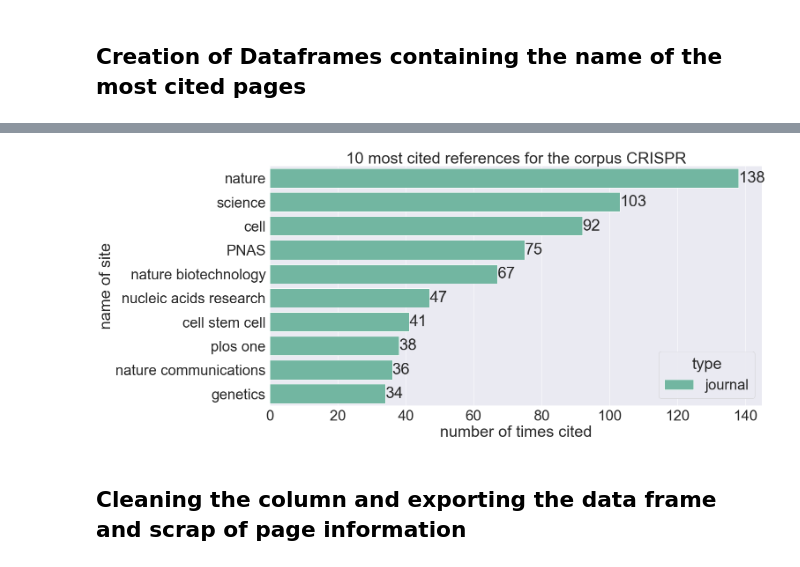
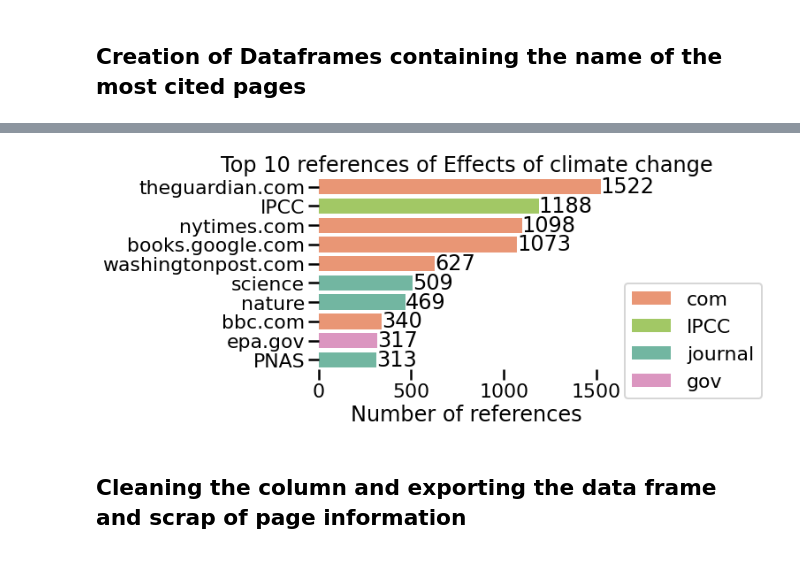
Before and after one commit to Augustoni/wiki-score, a Jupyter notebook: corpus et graph.ipynb, the cells around one changed output, grey strips where cells are left out. Drawn from its saved outputs; the diff is of its cells as text; code cells hidden in the pictures.

```diff
--- a/corpus et graph.ipynb
+++ b/corpus et graph.ipynb
@@ -392,7 +403,23 @@ def get_citations(wikicode : str)-> dict:
     dgbiscom=dcit[(~dcit['com'].isnull())]
     dgbisncbi=dcit[(~dcit['ncbi'].isnull())]
 
-    return {'Ref count': ds.shape[0], 'nb_journal_citations': (dcit[(~dcit['ncbi'].isnull())]).shape[0]+ds[(~ds['pmid'].isnull()) | (~ds['doi'].isnull()) | (~ds['pmc'].isnull())].shape[0],"citationjournal":list(list(dsbis["doi"])+list(dsbis["pmid"])+list(dsbis["pmc"])+list(dgbisncbi["ncbi"])),"citations.org": dcit[(~dcit['org'].isnull())].shape[0],"citations.gov": dcit[(~dcit['gov'].isnull())].shape[0],"citationgovtext":list(dgbisgov['gov']),"citationorgtext":list(dgbisorg['org']),"citationsIPCC.ch": dg[(~dg['IPCC'].isnull())].shape[0],"citationautre":list(drest["ref"]),"citationcomtext":list(dgbiscom['com']),"journal":list(dsbis['journal'])+list(dgbisncbi["ncbi"]),"citations.com": dcit[(~dcit['com'].isnull())].shape[0],"citationsipbes": dg[(~dg['ipbes'].isnull())].shape[0],"citationguardian": dg[(~dg['guard'].isnull())].shape[0]}
+    dic = {'Ref count': ds.shape[0],
+           'journal_count': dsbis.shape[0]+ dcit[(~dcit['ncbi'].isnull())].shape[0],
+           'nb_journal_citations': (dcit[(~dcit['ncbi'].isnull())]).shape[0]+ds[(~ds['pmid'].isnull()) | (~ds['doi'].isnull()) | (~ds['pmc'].isnull())].shape[0],
+           "citationjournal":list(list(dsbis["doi"])+list(dsbis["pmid"])+list(dsbis["pmc"])+list(dgbisncbi["ncbi"])),
+           "citations.org": dcit[(~dcit['org'].isnull())].shape[0],
+           "citations.gov": dcit[(~dcit['gov'].isnull())].shape[0],
+           "citationgovtext":list(dgbisgov['gov']),
+           "citationorgtext":list(dgbisorg['org']),
+           "citationsIPCC.ch": dg[(~dg['IPCC'].isnull())].shape[0],
+           "citationautre":drest["ref"].shape[0],
+           "citationcomtext":list(dgbiscom['com']),
+           "journal":list(dsbis['journal'])+list(dgbisncbi["ncbi"]),
+           "citations.com": dcit[(~dcit['com'].isnull())].shape[0],
+           "citationsipbes": dg[(~dg['ipbes'].isnull())].shape[0],
+           "citationguardian": dg[(~dg['guard'].isnull())].shape[0]}
+
+    return dic
 # %%
 def get_cit_from_ref(ref: str)-> dict:
     '''
@@ -456,6 +483,7 @@ print("getting the number of scientific citations")
 df['nb_journal_citations'] = df['citations'].progress_apply(lambda x: x['nb_journal_citations'])
 df["journalcitation"] = df['citations'].progress_apply(lambda x: x['citationjournal'])
 df["journal"] = df['citations'].progress_apply(lambda x: x['journal'])
+df["nbjournaldetected"]=df['citations'].progress_apply(lambda x: x['journal_count'])
 
 print("getting the number of .org citation")
 df["citation org"]=df['citations'].progress_apply(lambda x: x['citations.org'])
@@ -627,7 +655,16 @@ def sortcitation(d,type_of_cit : str):
 
                             dicorg,num=creadicorg(j,dicorg,num)
                         else:
-                            print("test",liste_cit)
+                            for r in j:
+                                if type(r)==str:
+
+                                    dicorg,num=creadicorg(r,dicorg,num)
+                                else:
+                                    for t in r:
+                                        if type(t)==str:
+                                            dicorg,num=creadicorg(t,dicorg,num)
+                                        else :
+                                            print("test",liste_cit)
                             #dicorg=creadicorg(name_cit,dicorg)
 
     dico=dicorg
@@ -659,9 +696,12 @@ def plot_site_most_cited(d,top : int, title : str):
     for i in ax.containers:
         ax.bar_label(i,)
     #sns.set(font_scale=3)
-    plt.title(title)
-    plt.gcf().set_size_inches(20,10)
-    plt.gcf().savefig('most cited journal.jpg')
+    sns.set_context("poster")
+    plt.legend(loc = 2, bbox_to_anchor = (1,0.5))
+    ax.set( xlabel='Number of references',ylabel='',title=title)
+    sfig = ax.get_figure()
+    sfig.savefig('most cited journal.png')
+    #plt.savefig('most cited journal.png')
 # %%
 #dftot,dico=sortcitation(df.loc[:,"citationtext_total"],df)
 #plot_site_most_cited(dftot,0)
@@ -709,11 +749,11 @@ plot_site_most_cited(dcom,10, ".com the most cited")
 # %%
-dIg={"name of site": ["IPCC","theguardian"], "number of times cited":[df.loc[:,"citation IPCC"].sum(), df.loc[:,"citationguardian"].sum()], "type": ["IPCC","com"]}
+dIg={"name of site": ["IPCC","theguardian.com"], "number of times cited":[df.loc[:,"citation IPCC"].sum(), df.loc[:,"citationguardian"].sum()], "type": ["IPCC","com"]}
 dIg = pd.DataFrame.from_dict(dIg)
 big_df = pd.concat([dorg, dfgov,dcom,dfsci,dIg], ignore_index=True)
 big_df.sort_values(by=['number of times cited'], inplace=True, ascending=False)
-plot_site_most_cited(big_df,10,"10 most cited references for the corpus CRISPR")
+plot_site_most_cited(big_df,10,"Top 10 references of Effects of climate change")
 # %% [output]
-[figure, old version]
+[figure, new version]
 # %% [markdown]
 ## Cleaning the column and exporting the data frame and scrap of page information
 # %%
```
Also changed, not shown: parts of 15 cells of this notebook, 15 other files.
